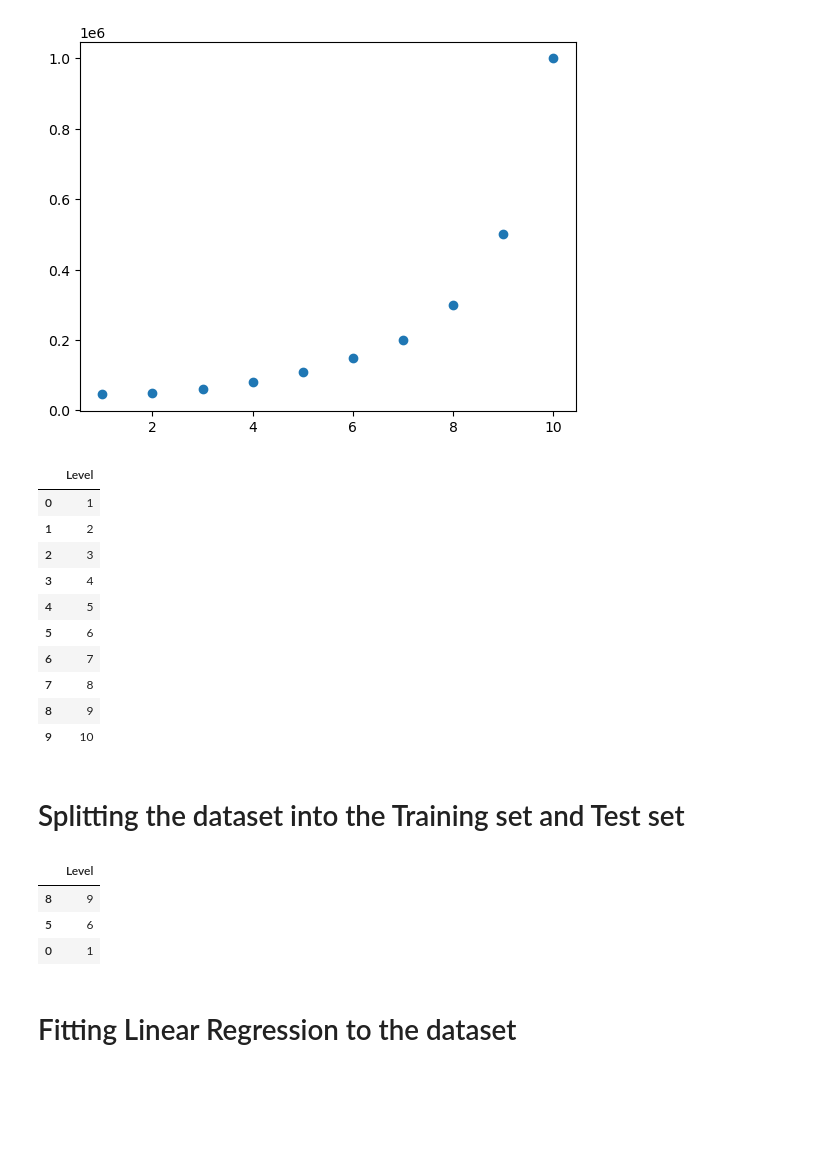
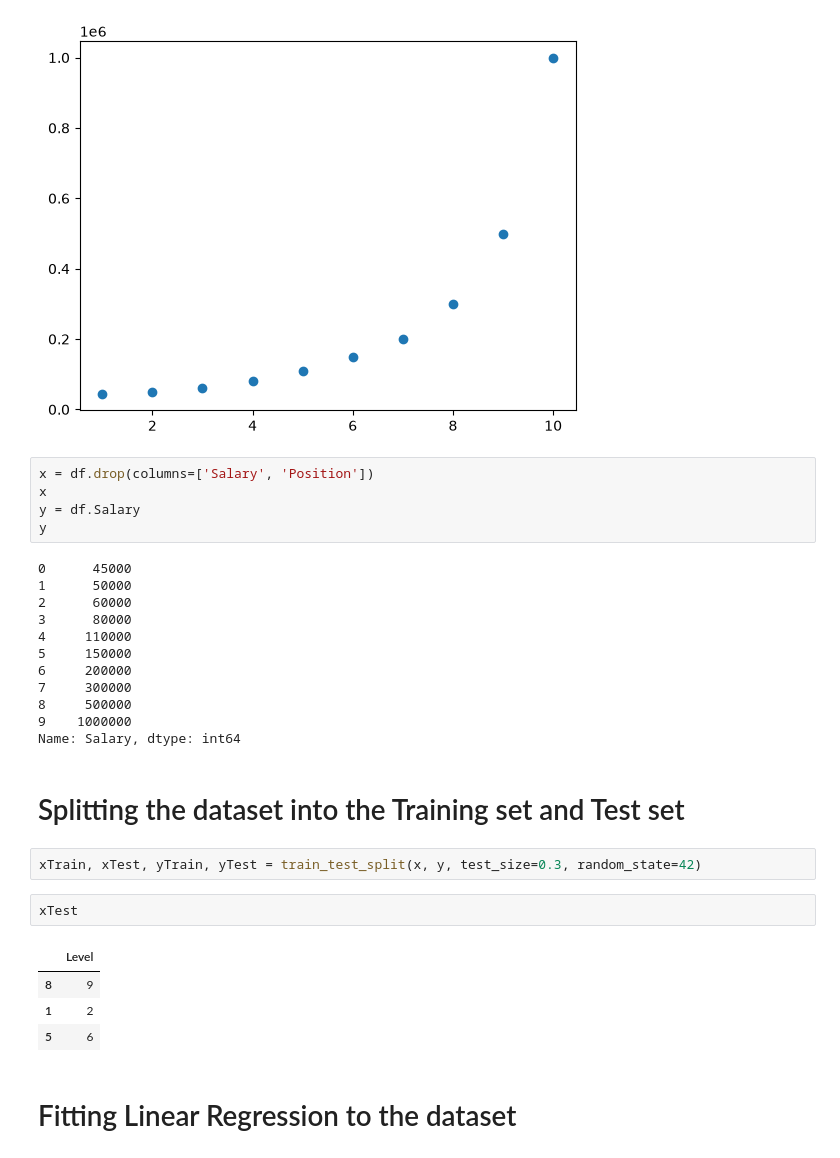
Before and after one commit to Jarvish1xyz/Sem-5, a Jupyter notebook: ML/Lab-5/Lab5_EMPTY.ipynb, the cells around one changed output. Saved outputs shown, nothing was run; the diff lists cells and outputs as text; blank space fills up the shorter version.

```diff
--- a/ML/Lab-5/Lab5_EMPTY.ipynb
+++ b/ML/Lab-5/Lab5_EMPTY.ipynb
@@ -143,25 +151,32 @@ plt.scatter(df['Level'],df['Salary'])
 <matplotlib.collections.PathCollection at 0x...>
 [figure]
 # %%
+x = df.drop(columns=['Salary', 'Position'])
+x
+y = df.Salary
+y
 # %% [output]
-|  | Level |
-| 0 | 1 |
-| 1 | 2 |
-| 2 | 3 |
-| 3 | 4 |
-| 4 | 5 |
-| 5 | 6 |
-| 6 | 7 |
-| 7 | 8 |
-| 8 | 9 |
-| 9 | 10 |
+0      45000
+1      50000
+2      60000
+3      80000
+4     110000
+5     150000
+6     200000
+7     300000
+8     500000
+9    1000000
+Name: Salary, dtype: int64
 # %% [markdown]
 # Splitting the dataset into the Training set and Test set
+# %%
+xTrain, xTest, yTrain, yTest = train_test_split(x, y, test_size=0.3, random_state=42)
 # %%
+xTest
 # %% [output]
 |  | Level |
 | 8 | 9 |
+| 1 | 2 |
 | 5 | 6 |
-| 0 | 1 |
 # %% [markdown]
 # Fitting Linear Regression to the dataset
```
Also changed, not shown: parts of 19 cells of this notebook, 1 other file.
